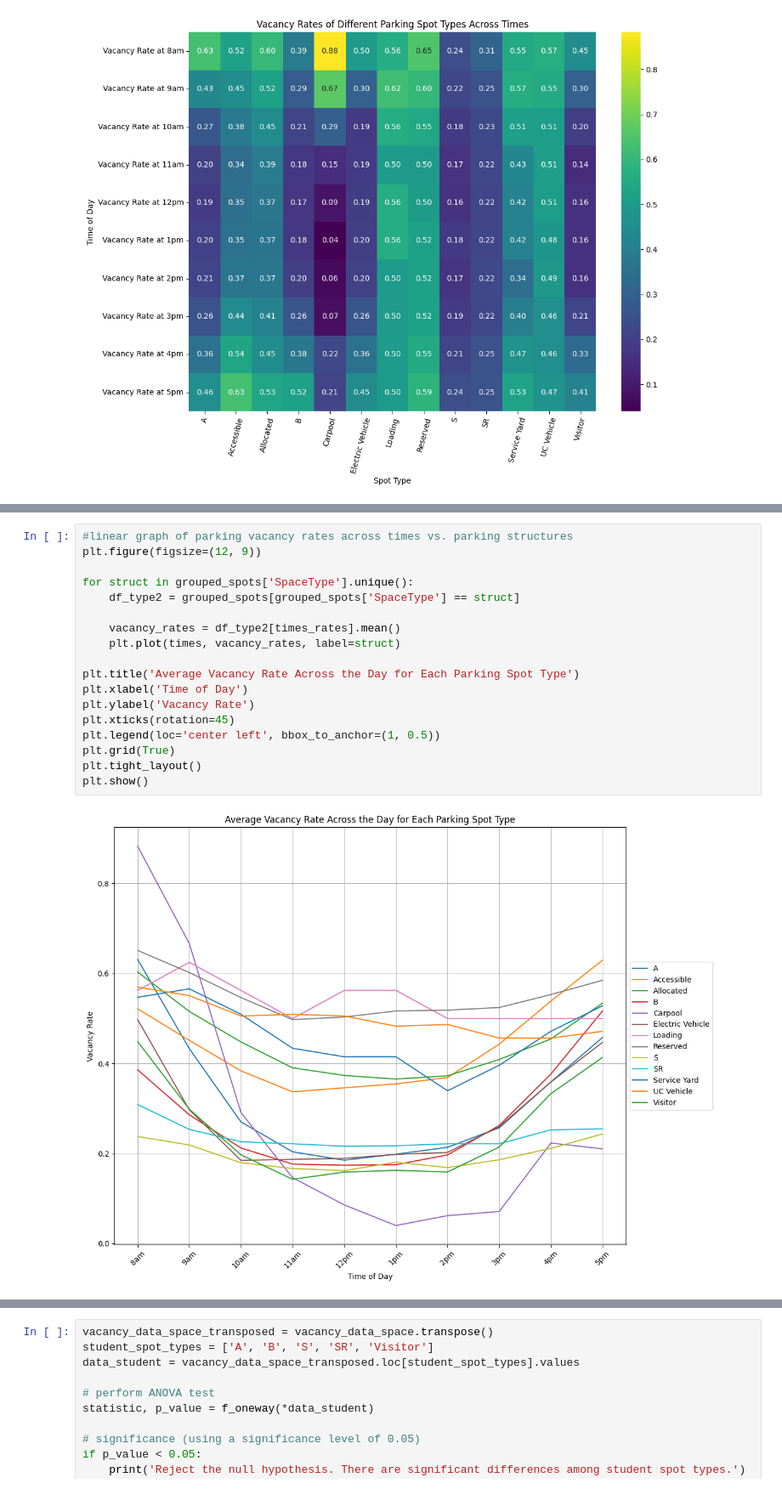
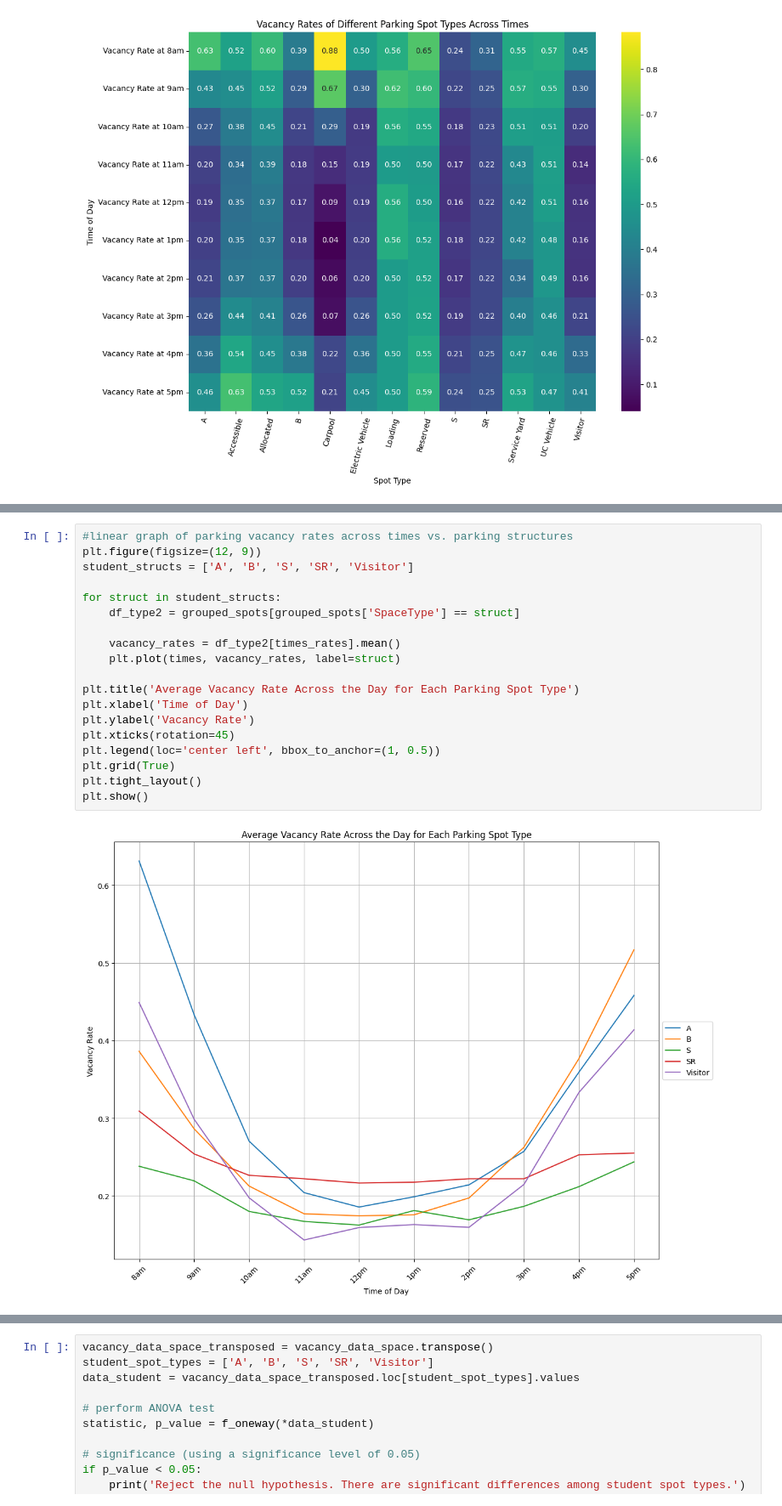
Before and after one commit to DanielJu0925/math189_project, a Jupyter notebook: data_process_plus_testing.ipynb, the cells around one changed output, grey strips where cells are left out. Shown at 85% size. Cells and saved outputs as stored; diff of their text form.

```diff
--- a/data_process_plus_testing.ipynb
+++ b/data_process_plus_testing.ipynb
@@ -324,21 +357,22 @@ plt.show()
 # %%
 #linear graph of parking vacancy rates across times vs. parking structures
 plt.figure(figsize=(12, 9))
+student_structs = ['A', 'B', 'S', 'SR', 'Visitor']
 
-for struct in grouped_spots['SpaceType'].unique():
+for struct in student_structs:
     df_type2 = grouped_spots[grouped_spots['SpaceType'] == struct]
 
     vacancy_rates = df_type2[times_rates].mean()
     plt.plot(times, vacancy_rates, label=struct)
 
 plt.title('Average Vacancy Rate Across the Day for Each Parking Spot Type')
 plt.xlabel('Time of Day')
 plt.ylabel('Vacancy Rate')
 plt.xticks(rotation=45)
 plt.legend(loc='center left', bbox_to_anchor=(1, 0.5))
 plt.grid(True)
 plt.tight_layout()
 plt.show()
 # %% [output]
-[figure, old version]
+[figure, new version]
 # %% [markdown]
```
Also changed, not shown: parts of 41 cells of this notebook.
